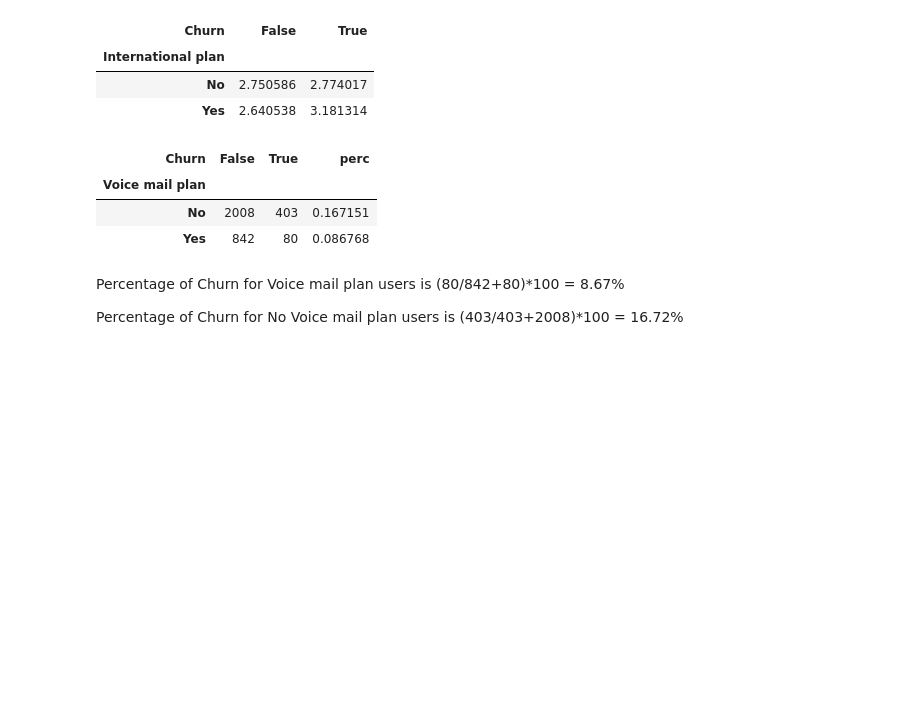
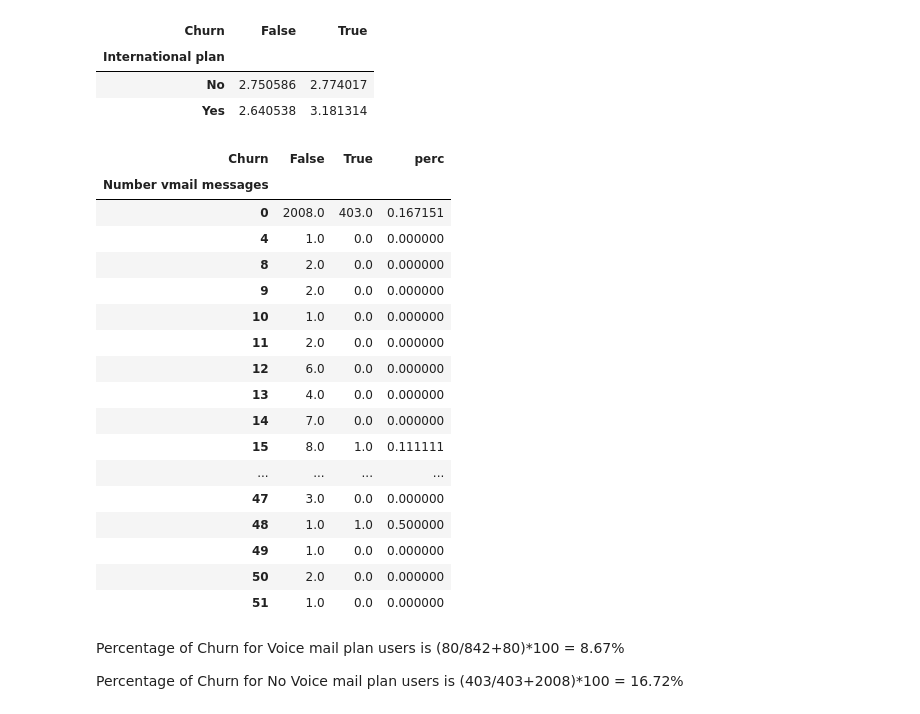
Before and after one commit to Nilanjan1807/Telecom-Churn-Analysis, a Jupyter notebook: Nilanjan_Chandra_Telecom_Churn_Analysis_Capstone_Project.ipynb, the cells around one changed output. Drawn from its saved outputs; the diff is of its cells as text; code cells hidden in the pictures; blank space fills up the shorter version.

```diff
--- a/Nilanjan_Chandra_Telecom_Churn_Analysis_Capstone_Project.ipynb
+++ b/Nilanjan_Chandra_Telecom_Churn_Analysis_Capstone_Project.ipynb
@@ -147,15 +167,32 @@ df.groupby(['International plan', 'Churn'])['Total intl charge'].mean().unstack(
 | No | 2.750586 | 2.774017 |
 | Yes | 2.640538 | 3.181314 |
 # %%
-data10=df.groupby(['Voice mail plan', 'Churn'])['Voice mail plan'].count().unstack()
+#To check the effect of Voice mail message
+data10=df.groupby(['Number vmail messages', 'Churn'])['Voice mail plan'].count().unstack()
 p = pd.DataFrame(data10)
+p[True]=p[True].fillna(0)
+
 p['perc'] = p[True]/(p[True]+p[False])
 p
 # %% [output]
 | Churn | False | True | perc |
-| Voice mail plan |  |  |  |
-| No | 2008 | 403 | 0.167151 |
-| Yes | 842 | 80 | 0.086768 |
+| Number vmail messages |  |  |  |
+| 0 | 2008.0 | 403.0 | 0.167151 |
+| 4 | 1.0 | 0.0 | 0.000000 |
+| 8 | 2.0 | 0.0 | 0.000000 |
+| 9 | 2.0 | 0.0 | 0.000000 |
+| 10 | 1.0 | 0.0 | 0.000000 |
+| 11 | 2.0 | 0.0 | 0.000000 |
+| 12 | 6.0 | 0.0 | 0.000000 |
+| 13 | 4.0 | 0.0 | 0.000000 |
+| 14 | 7.0 | 0.0 | 0.000000 |
+| 15 | 8.0 | 1.0 | 0.111111 |
+| ... | ... | ... | ... |
+| 47 | 3.0 | 0.0 | 0.000000 |
+| 48 | 1.0 | 1.0 | 0.500000 |
+| 49 | 1.0 | 0.0 | 0.000000 |
+| 50 | 2.0 | 0.0 | 0.000000 |
+| 51 | 1.0 | 0.0 | 0.000000 |
 # %% [markdown]
 Percentage of Churn for Voice mail plan users is (80/842+80)*100 = 8.67%
 
```
Also changed, not shown: parts of 9 cells of this notebook.
